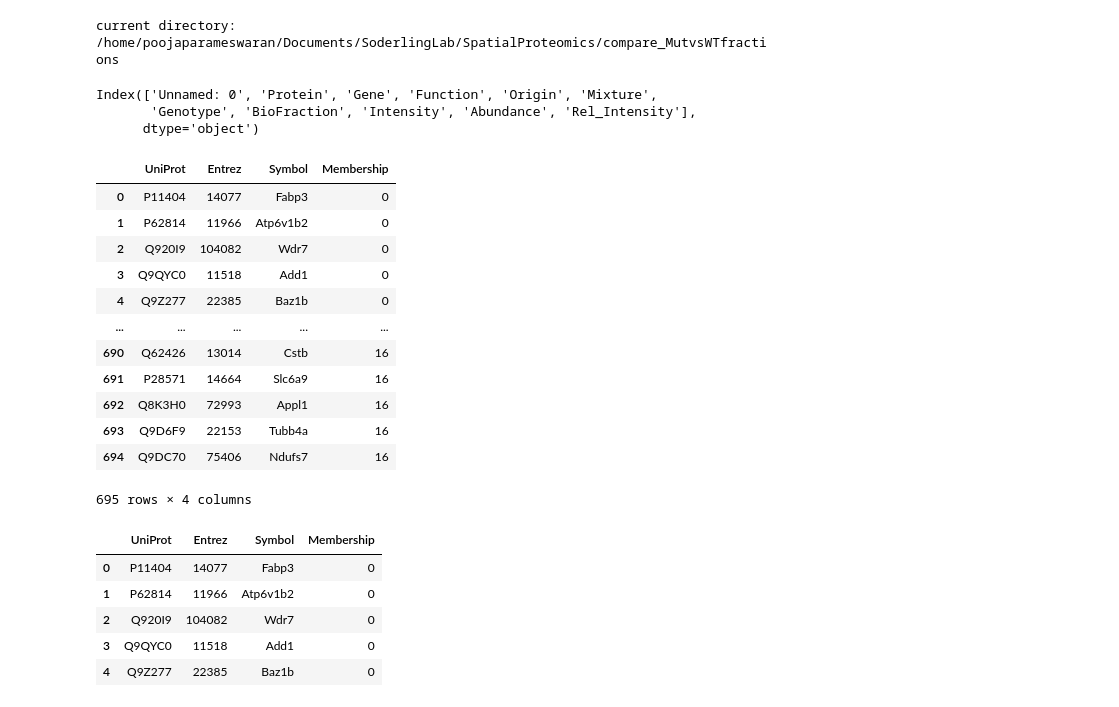
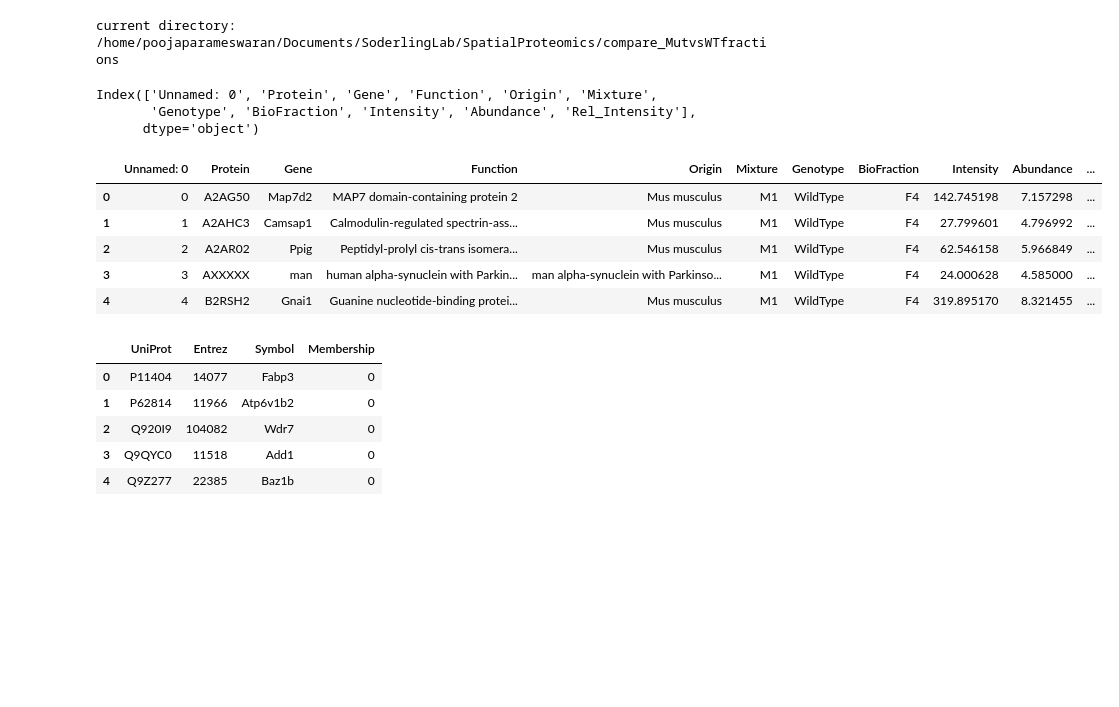
Before and after one commit to ssoderlinglab/SpatialProteomics, a Jupyter notebook: compare_MutvsWTfractions/WT_Mut_fractionPlot.ipynb, the cells around one changed output. Cells and saved outputs as stored; diff of their text form; code cells hidden in the pictures; blank space fills up the shorter version.

```diff
--- a/compare_MutvsWTfractions/WT_Mut_fractionPlot.ipynb
+++ b/compare_MutvsWTfractions/WT_Mut_fractionPlot.ipynb
@@ -43,34 +43,26 @@ def ensure_dirs_exists(path):
         os.makedirs(path)
     return
 # %%
-def gene_file_to_analyze(gene_analyzing, transformedfile, module_results_file):
+def read_files(gene_analyzing, transformedfile, module_results_file):
     # change to point to your directory and appropriate pre-processed file
     transformeddata_df = pd.read_csv(f"{parent}/transformeddata/{transformedfile}")
     partition_df = pd.read_excel(f"{parent}/tables/{module_results_file}")
     return gene_analyzing, transformeddata_df, partition_df
 
-geneAnalysis, transforrmeddatadf, partition_df = gene_file_to_analyze(gene_analyzing, transformedfile, module_results_file)
+geneAnalysis, transforrmeddatadf, partition_df = read_files(gene_analyzing, transformedfile, module_results_file)
 # %%
 print(transforrmeddatadf.columns)
 transforrmeddatadf.head()
-partition_df
 # %% [output]
 Index(['Unnamed: 0', 'Protein', 'Gene', 'Function', 'Origin', 'Mixture',
        'Genotype', 'BioFraction', 'Intensity', 'Abundance', 'Rel_Intensity'],
       dtype='object')
-|  | UniProt | Entrez | Symbol | Membership |
-| 0 | P11404 | 14077 | Fabp3 | 0 |
-| 1 | P62814 | 11966 | Atp6v1b2 | 0 |
-| 2 | Q920I9 | 104082 | Wdr7 | 0 |
-| 3 | Q9QYC0 | 11518 | Add1 | 0 |
-| 4 | Q9Z277 | 22385 | Baz1b | 0 |
-| ... | ... | ... | ... | ... |
-| 690 | Q62426 | 13014 | Cstb | 16 |
-| 691 | P28571 | 14664 | Slc6a9 | 16 |
-| 692 | Q8K3H0 | 72993 | Appl1 | 16 |
-| 693 | Q9D6F9 | 22153 | Tubb4a | 16 |
-| 694 | Q9DC70 | 75406 | Ndufs7 | 16 |
+|  | Unnamed: 0 | Protein | Gene | Function | Origin | Mixture | Genotype | BioFraction | Intensity | Abundance | ... |
+| 0 | 0 | A2AG50 | Map7d2 | MAP7 domain-containing protein 2 | Mus musculus | M1 | WildType | F4 | 142.745198 | 7.157298 | ... |
+| 1 | 1 | A2AHC3 | Camsap1 | Calmodulin-regulated spectrin-ass... | Mus musculus | M1 | WildType | F4 | 27.799601 | 4.796992 | ... |
+| 2 | 2 | A2AR02 | Ppig | Peptidyl-prolyl cis-trans isomera... | Mus musculus | M1 | WildType | F4 | 62.546158 | 5.966849 | ... |
+| 3 | 3 | AXXXXX | man | human alpha-synuclein with Parkin... | man alpha-synuclein with Parkinso... | M1 | WildType | F4 | 24.000628 | 4.585000 | ... |
+| 4 | 4 | B2RSH2 | Gnai1 | Guanine nucleotide-binding protei... | Mus musculus | M1 | WildType | F4 | 319.895170 | 8.321455 | ... |
-695 rows × 4 columns
 # %%
 partition_df.head()
 # %% [output]
```
Also changed, not shown: parts of 9 cells of this notebook.
